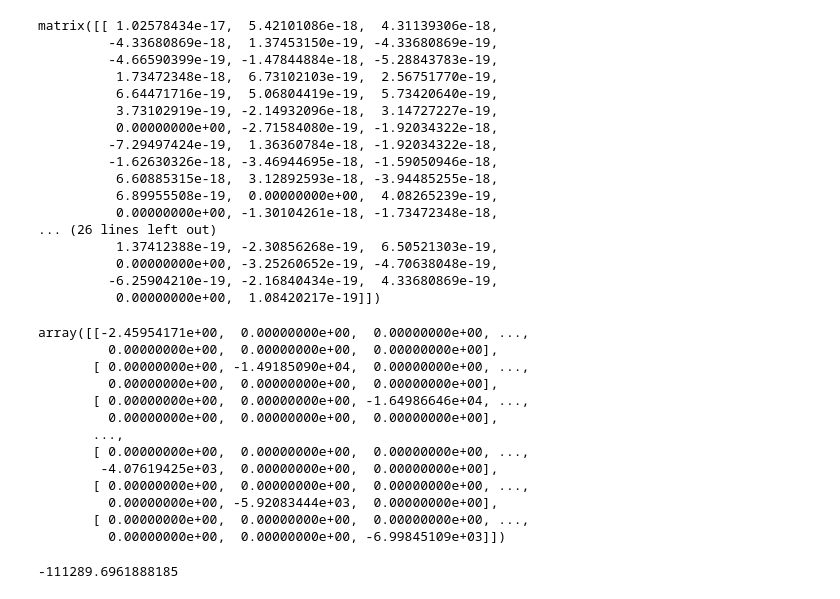
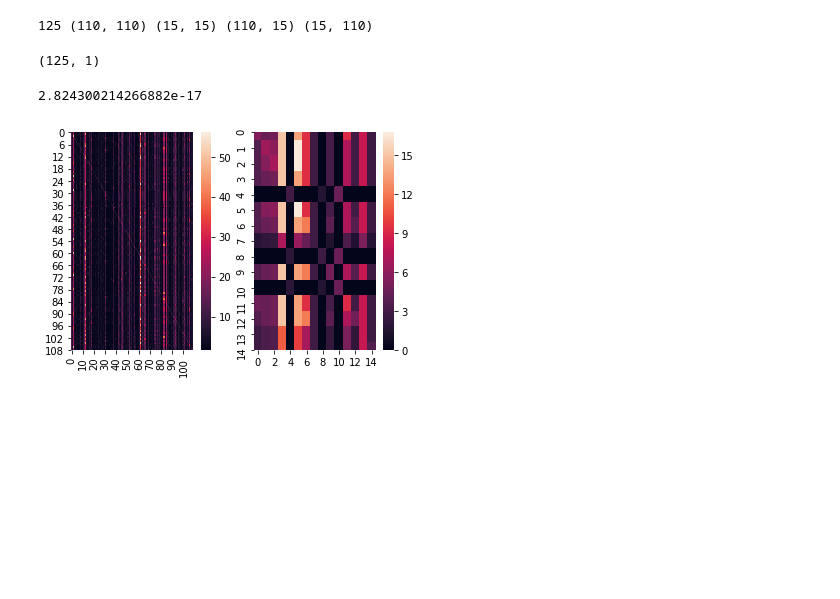
Before and after one commit to YPFoerster/pattern_walker, a Jupyter notebook: perron_complement_test.ipynb, the cells around one changed output. Saved outputs shown, nothing was run; the diff lists cells and outputs as text; code cells hidden in the pictures; blank space fills up the shorter version.

Commit message:
Clumsy but now functional implementation of the Divide and conquer method for mfpts, although not generally applicable at the moment, only working for trees.

```diff
--- a/perron_complement_test.ipynb
+++ b/perron_complement_test.ipynb
@@ -8,8 +9,8 @@ import matplotlib as mpl
 from networkx.drawing.nx_agraph import write_dot, graphviz_layout
 # %%
-H,root,G=rw.make_tree(2.,15,0.2,0.2)
+H,root,G=rw.make_tree(2.,20,.1,0.1)
 # %%
-a,b=utils.block_indeces(G,G.target_node)
+a,b=utils.block_indices(G,G.target_node)
 # %%
 nodes=list(G.nodes())
 alpha=[nodes.index(x) for x in a]
@@ -40,40 +38,40 @@ The iterable function was deprecated in Matplotlib 3.1 and will be removed in 3.
 # %%
+G.reset_patterns()
 W=nx.to_numpy_matrix(G,nodelist=a+b,weight='weight')
-Walpha=W[:len(a)][:,:len(a)]
-Wbeta=W[:-len(b)][:,:-len(b)]
-Wab=W[:len(alpha)][:,:-len(b)]
-Wba=W[:-len(b)][:,:len(a)]
+W_alpha=W[:len(a),:len(a)]
+W_beta=W[-len(b):,-len(b):]
+W_ab=W[:len(alpha),-len(b):]
+W_ba=W[-len(b):,:len(a)]
 u=np.eye(len(G)-1)-W[1:,1:]
 Delta = -W[0,1:]
+print(len(G),W_alpha.shape,W_beta.shape,W_ab.shape,W_ba.shape)
+# %% [output]
+125 (110, 110) (15, 15) (110, 15) (15, 110)
 # %%
 pi=np.concatenate(([[1]],-np.matmul(Delta,np.linalg.inv(u)).T))
 # %%
 pi=pi/np.sum(pi)
+print(pi.shape)
+# %% [output]
+(125, 1)
 # %%
-np.matmul(pi.T, np.eye(len(G))-W )
+np.linalg.norm(np.matmul(pi.T, np.eye(len(G))-W ))
 # %% [output]
-matrix([[ 1.02578434e-17,  5.42101086e-18,  4.31139306e-18,
-         -4.33680869e-18,  1.37453150e-19, -4.33680869e-19,
-         -4.66590399e-19, -1.47844884e-18, -5.28843783e-19,
-          1.73472348e-18,  6.73102103e-19,  2.56751770e-19,
-          6.64471716e-19,  5.06804419e-19,  5.73420640e-19,
-          3.73102919e-19, -2.14932096e-18,  3.14727227e-19,
-          0.00000000e+00, -2.71584080e-19, -1.92034322e-18,
-         -7.29497424e-19,  1.36360784e-18, -1.92034322e-18,
-         -1.62630326e-18, -3.46944695e-18, -1.59050946e-18,
-          6.60885315e-18,  3.12892593e-18, -3.94485255e-18,
-          6.89955508e-19,  0.00000000e+00,  4.08265239e-19,
-          0.00000000e+00, -1.30104261e-18, -1.73472348e-18,
-... (26 lines left out)
-          1.37412388e-19, -2.30856268e-19,  6.50521303e-19,
-          0.00000000e+00, -3.25260652e-19, -4.70638048e-19,
-         -6.25904210e-19, -2.16840434e-19,  4.33680869e-19,
-          0.00000000e+00,  1.08420217e-19]])
+2.824300214266882e-17
 # %%
-U=np.linalg.inv(np.eye(len(a)-1)-Walpha[1:,1:])
-h=np.sum(Walpha[0,:])*U[0,:]
+X=np.linalg.inv(np.eye(len(a)-1)-W_alpha[1:,1:])
+Y=np.linalg.inv( np.eye(len(b))-W_beta )
+h=-np.sum(W_alpha[0,:])*X[0,:]
 H=np.matmul(np.ones((len(a)-1,1)),h)
-delta=-np.sum(Walpha[0,:])*np.sum(np.linalg.matrix_power(U,2)[0,:])
-beta=1-np.sum(Walpha[0,:])*np.sum(U[0,:])
-F=U-delta/beta*np.eye(len(a)-1)
+delta=np.sum(W_alpha[0,:])*np.sum(np.linalg.matrix_power(X,2)[0,:])
+beta=1+np.sum(W_alpha[0,:])*np.sum(X[0,:])
+F=X-delta/beta*np.eye(len(a)-1)
+y=np.sum(np.matmul(W_ab,Y))
+# %%
+fig,ax=plt.subplots(1,2)
+sns.heatmap(X,ax=ax[0])
+sns.heatmap(Y,ax=ax[1])
+plt.show()
+# %% [output]
+[figure, added]
 # %%
@@ -85,16 +82,0 @@ Q[1:,1:]=U+1/beta*(np.matmul(np.matmul(U,H),U) - np.matmul(np.matmul(F,H),F))
-# %%
-Qdg = np.diag(np.diag(Q))
-# %% [output]
-array([[-2.45954171e+00,  0.00000000e+00,  0.00000000e+00, ...,
-         0.00000000e+00,  0.00000000e+00,  0.00000000e+00],
-       [ 0.00000000e+00, -1.49185090e+04,  0.00000000e+00, ...,
-         0.00000000e+00,  0.00000000e+00,  0.00000000e+00],
-       [ 0.00000000e+00,  0.00000000e+00, -1.64986646e+04, ...,
-         0.00000000e+00,  0.00000000e+00,  0.00000000e+00],
-       ...,
-       [ 0.00000000e+00,  0.00000000e+00,  0.00000000e+00, ...,
-        -4.07619425e+03,  0.00000000e+00,  0.00000000e+00],
-       [ 0.00000000e+00,  0.00000000e+00,  0.00000000e+00, ...,
-         0.00000000e+00, -5.92083444e+03,  0.00000000e+00],
-       [ 0.00000000e+00,  0.00000000e+00,  0.00000000e+00, ...,
-         0.00000000e+00,  0.00000000e+00, -6.99845109e+03]])
@@ -103,4 +82,0 @@ MQ = np.eye(len(a))-Q+np.matmul(np.ones((len(a),len(a))),Qdg)
-# %%
-MQ[0,58]
-# %% [output]
--111289.6961888185
```
Also changed, not shown: parts of 14 cells of this notebook, 2 other files.
